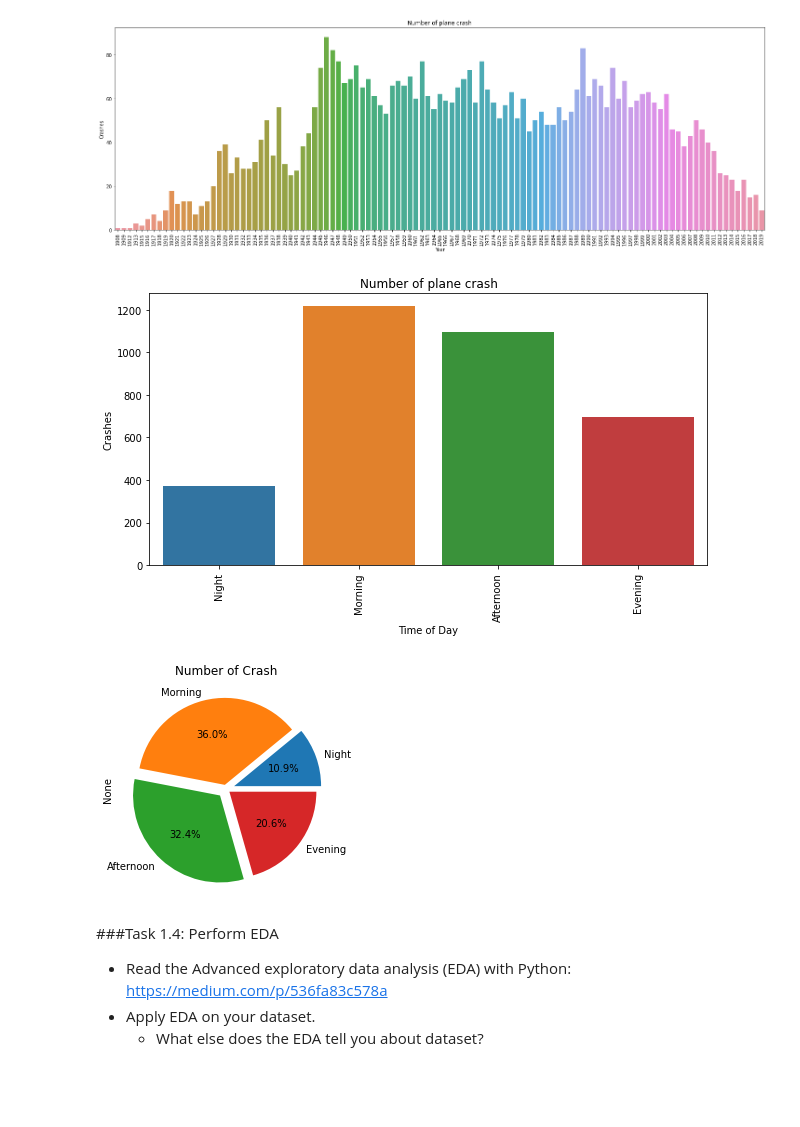
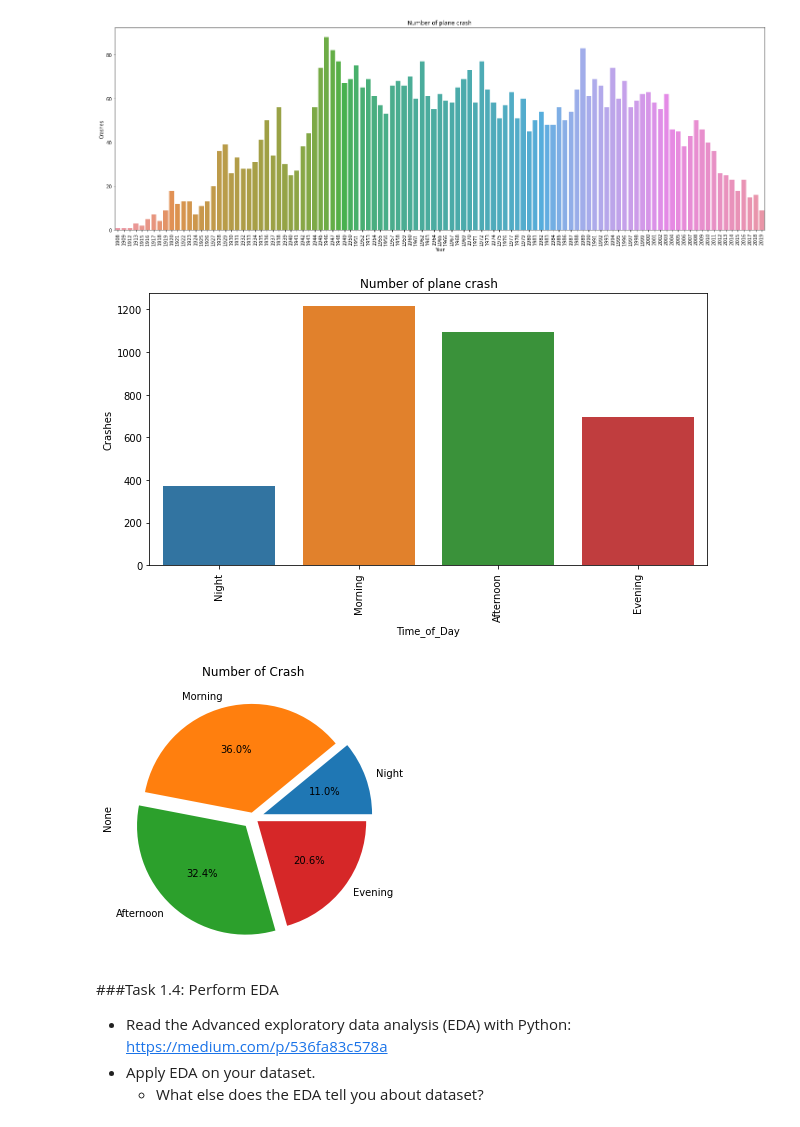
Before and after one commit to women-in-ai-ireland/May-2022-WaiXCollins-Airplane-Crash-Investigation, a Jupyter notebook: WAI_Crash_Investigation_Erumena.ipynb, the cells around one changed output. Saved outputs shown, nothing was run; the diff lists cells and outputs as text; code cells hidden in the pictures; blank space fills up the shorter version.

```diff
--- a/WAI_Crash_Investigation_Erumena.ipynb
+++ b/WAI_Crash_Investigation_Erumena.ipynb
@@ -88,3 +83,9 @@ df.tail(5)
+# %%
+df.rename(columns = {'geopyLoc':'Coordinates', 'geopyRoute':'Route_Coordinates'}, inplace = True)
+
+df.columns=df.columns.str.replace(' ','_')
+
+#df.info()
 # %%
 pd.set_option("display.max_colwidth", -1)
 df.Summary.head(10)
@@ -134,6 +116,6 @@ Name: Operator, Length: 2242, dtype: int64
 # %%
 #create categories of aircraft operators from the operators column
-df["Operator Category"] ="Other"
+df["Operator_Category"] ="Other"
 
 Operator_Cat = {"Military":["military","army","air force","airforce"],
          "Airline":["airline","air line","airway","aerolin","aero", "Airways"],
@@ -144,7 +126,7 @@ Operator_Cat = {"Military":["military","army","air force","airforce"],
 
 for op_cat in Operator_Cat:
   filter=df["Operator"].str.contains('|'.join(Operator_Cat[op_cat]),case=False,regex=True,na=False)
-  df.loc[filter, "Operator Category"] = op_cat
+  df.loc[filter, "Operator_Category"] = op_cat
 # %%
 #total number of crashes for each operator category
 plt.figure(figsize=(10,4))
@@ -170,7 +152,7 @@ plt.title('Number of Fatalities');
  * Comment on the results
 # %%
 #Aicraft type is categorised based on manufacturers
-df["Aircraft Category"] ="Other"
+df["Aircraft_Category"] ="Other"
 
 Aircraft_Cat = {"Zeppelin":["Zeppelin"],
          "Wright Brothers":["Wright"],
@@ -234,7 +216,7 @@ Aircraft_Cat = {"Zeppelin":["Zeppelin"],
 
 
 for ac_cat in Aircraft_Cat:
-  filter=df["AC Type"].str.contains('|'.join(Aircraft_Cat[ac_cat]),case=False,regex=True,na=False)
-  df.loc[filter, "Aircraft Category"] = ac_cat
+  filter=df["AC_Type"].str.contains('|'.join(Aircraft_Cat[ac_cat]),case=False,regex=True,na=False)
+  df.loc[filter, "Aircraft_Category"] = ac_cat
 # %%
 plt.figure(figsize=(25,8))
@@ -277,19 +259,20 @@ plt.ylabel('Crashes');
 bins = [0,5,12,18,24]
 labels = ['Night', 'Morning', 'Afternoon', 'Evening']
 time = pd.to_datetime(df.Time, errors ='coerce').dt.hour
-df["Time of Day"]=pd.cut(time, bins, labels=labels)
+df["Time_of_Day"]=pd.cut(time, bins, labels=labels)
 
 plt.figure(figsize=(10,5))
-sns.countplot(data=df,x='Time of Day')
+sns.countplot(data=df,x='Time_of_Day')
 locs, labels = plt.xticks()
 plt.setp(labels, rotation = 90)
 plt.title('Number of plane crash')
 plt.ylabel('Crashes');
 # %% [output]
-[figure, old version]
+[figure, new version]
 # %%
-df.groupby("Time of Day").size().plot.pie(autopct='%0.1f%%',
+plt.figure(figsize=(10,5))
+df.groupby("Time_of_Day").size().plot.pie(autopct='%0.1f%%',
 explode=(0.1,0.05, 0.1, 0.05),title="Number of Crash")
 plt.show()
 # %% [output]
-[figure, old version]
+[figure, new version]
```
Also changed, not shown: parts of 38 cells of this notebook.
